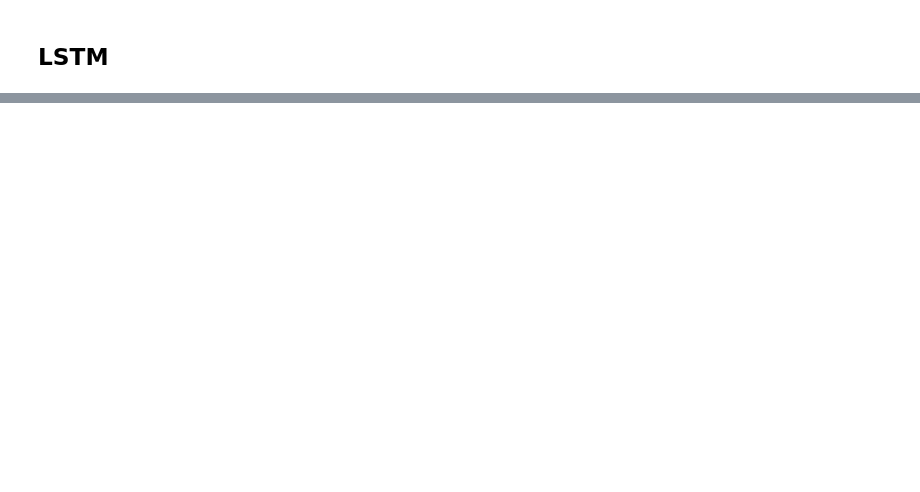
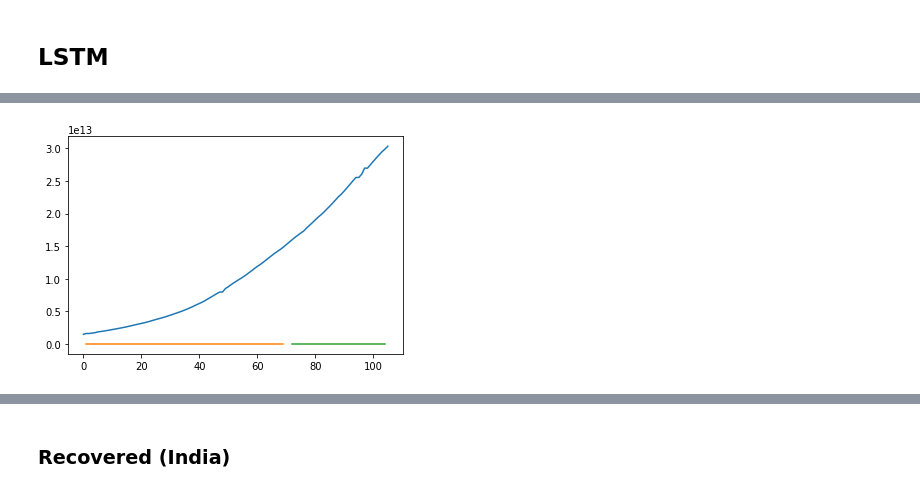
Before and after one commit to jacob5412/Kaggle-Notes, a Jupyter notebook: COVID_19_Forecasting/COVID_19-LSTM+ARIMA.ipynb, the cells around one changed output, grey strips where cells are left out. Saved outputs shown, nothing was run; the diff lists cells and outputs as text; code cells hidden in the pictures; blank space fills up the shorter version.

```diff
--- a/COVID_19_Forecasting/COVID_19-LSTM+ARIMA.ipynb
+++ b/COVID_19_Forecasting/COVID_19-LSTM+ARIMA.ipynb
@@ -56,0 +168,20 @@ recovered_df.head()
+# %%
+# make predictions
+confirmed_train_predict = model.predict(confirmed_train_X)
+confirmed_test_predict = model.predict(confirmed_test_X)
+
+# invert predictions
+confirmed_train_predict = scaler.inverse_transform(confirmed_train_predict)
+confirmed_train_Y = scaler.inverse_transform([confirmed_train_Y])
+confirmed_test_predict = scaler.inverse_transform(confirmed_test_predict)
+confirmed_test_Y = scaler.inverse_transform([confirmed_test_Y])
+
+# calculate root mean squared error
+trainScore = math.sqrt(
+    mean_squared_error(confirmed_train_Y[0], confirmed_train_predict[:, 0])
+)
+print("Train Score: %.2f RMSE" % (trainScore))
+testScore = math.sqrt(
+    mean_squared_error(confirmed_test_Y[0], confirmed_test_predict[:, 0])
+)
+print("Test Score: %.2f RMSE" % (testScore))
@@ -56,0 +192,26 @@ recovered_df.head()
+# %%
+# shift train predictions for plotting
+trainPredictPlot = np.empty_like(confirmed_india_df[["Confirmed"]])
+trainPredictPlot[:, :] = np.nan
+trainPredictPlot[
+    look_back : len(confirmed_train_predict) + look_back, :
+] = confirmed_train_predict
+
+# shift test predictions for plotting
+testPredictPlot = np.empty_like(confirmed_india_df[["Confirmed"]])
+testPredictPlot[:, :] = np.nan
+testPredictPlot[
+    len(confirmed_train_predict)
+    + (look_back * 2)
+    + 1 : len(confirmed_india_df[["Confirmed"]])
+    - 1,
+    :,
+] = confirmed_test_predict
+
+# plot baseline and predictions
+plt.plot(scaler.inverse_transform(confirmed_india_df[["Confirmed"]]))
+plt.plot(trainPredictPlot)
+plt.plot(testPredictPlot)
+plt.show()
+# %% [output]
+[figure, added]
@@ -56,0 +219,2 @@ recovered_df.head()
+# %% [markdown]
+### Recovered (India)
```
Also changed, not shown: parts of 26 cells of this notebook.
